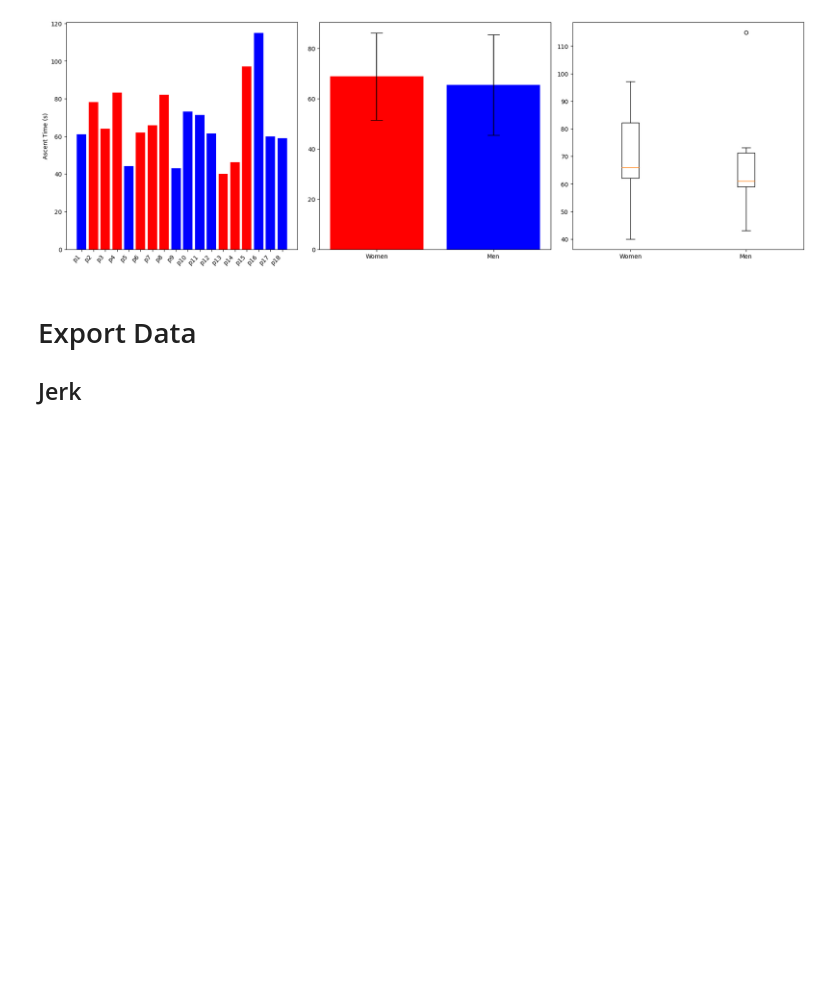
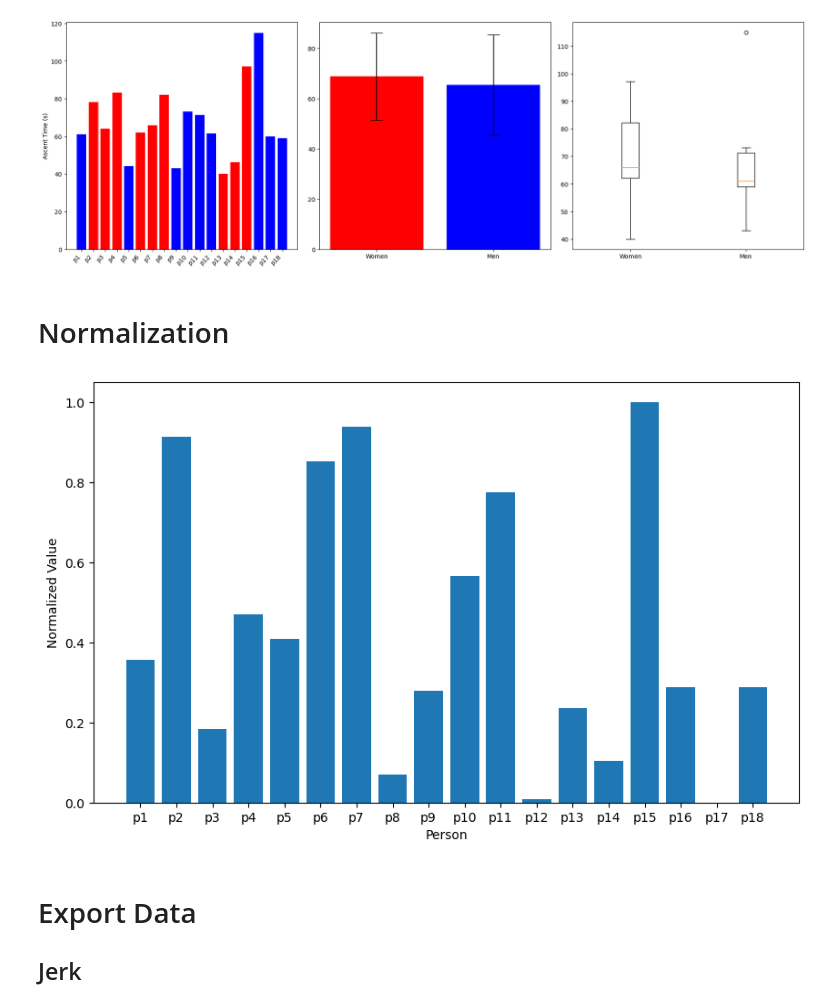
Before and after one commit to doertiboy/MasterStudy, a Jupyter notebook: FeatureExtraction.ipynb, the cells around one changed output. Cells and saved outputs as stored; diff of their text form; code cells hidden in the pictures; blank space fills up the shorter version.

Commit message:
feature extraction to new dict and normalization [0, 1]

```diff
--- a/FeatureExtraction.ipynb
+++ b/FeatureExtraction.ipynb
@@ -21,6 +23,7 @@ double = np.array(features['double'])
 section_dict = {}
 for i, person_name in enumerate(person_names):
     acc_dataset = acc_dict[person_name]
+    features_dict[person_name] = xr.Dataset({'grasping_exploratory': exploratory[i], 'grasping_performance': performance[i], 'grasping_double': double[i]})
     total_time = acc_dataset['time']
 
     acc_dataset['grasping_exploratory'] = exploratory[i]
@@ -426,7 +476,11 @@ time_values = []
 genders = []
 
 for person_name, acc_dataset in acc_dict.items():
-    time_values.append(acc_dataset['time'][-1] / 120)  # Convert to seconds
+    features_dataset = features_dict[person_name]
+
+    ascent_time = acc_dataset['time'][-1] / 120
+    features_dataset['time'] = ascent_time
+    time_values.append(ascent_time)  # Convert to seconds
     genders.append(acc_dataset['gender'].values)  # Extract gender values
 
 genders = [str(gender) for gender in genders]
@@ -463,6 +517,48 @@ plt.tight_layout()
 plt.show()
 # %% [output]
 [figure]
+# %% [markdown]
+# Normalization
+# %%
+min_max_values = {}
+
+for feature in ['mean_jerk_x', 'mean_jerk_y', 'mean_jerk_z', 'mean_jerk_vector',
+                'mean_jerk_1_x', 'mean_jerk_1_y', 'mean_jerk_1_z', 'mean_jerk_1_vector',
+                'mean_jerk_2_x', 'mean_jerk_2_y', 'mean_jerk_2_z', 'mean_jerk_2_vector',
+                'mean_jerk_3_x', 'mean_jerk_3_y', 'mean_jerk_3_z', 'mean_jerk_3_vector',
+                'time',
+                'grasping_exploratory', 'grasping_performance', 'grasping_double',
+                'pos_peaks', 'section_1_pos_peaks', 'section_2_pos_peaks', 'section_3_pos_peaks',
+                'neg_peaks', 'section_1_neg_peaks', 'section_2_neg_peaks', 'section_3_neg_peaks']:
+    # Concatenate all values across all persons for the current feature
+    concatenated_data = xr.concat([features_dict[key][feature] for key in features_dict], dim='person')
+
+    # Calculate min and max values for the current feature
+    min_value = concatenated_data.min()
+    max_value = concatenated_data.max()
+
+    # Store the min and max values in the dictionary
+    min_max_values[feature] = {'min': min_value, 'max': max_value}
+
+    # Normalize the data for each person using the min_max_values
+for person_name, dataset in features_dict.items():
+    for feature, values in min_max_values.items():
+        min_value = values['min']
+        max_value = values['max']
+        # Normalize the data for the current feature
+        features_dict[person_name][feature] = (dataset[feature] - min_value) / (max_value - min_value)
+# %%
+mean_jerk_vector_values = [features_dict[person_name]['pos_peaks'].values for person_name in features_dict]
+
+# Plot as a bar chart
+plt.figure(figsize=(10, 6))
+plt.bar(range(len(mean_jerk_vector_values)), mean_jerk_vector_values)
+plt.xlabel('Person')
+plt.ylabel('Normalized Value')
+plt.xticks(range(len(mean_jerk_vector_values)), list(features_dict.keys()))
+plt.show()
+# %% [output]
+[figure, added]
 # %% [markdown]
 # Export Data
 ## Jerk
```
Also changed, not shown: parts of 12 cells of this notebook.
